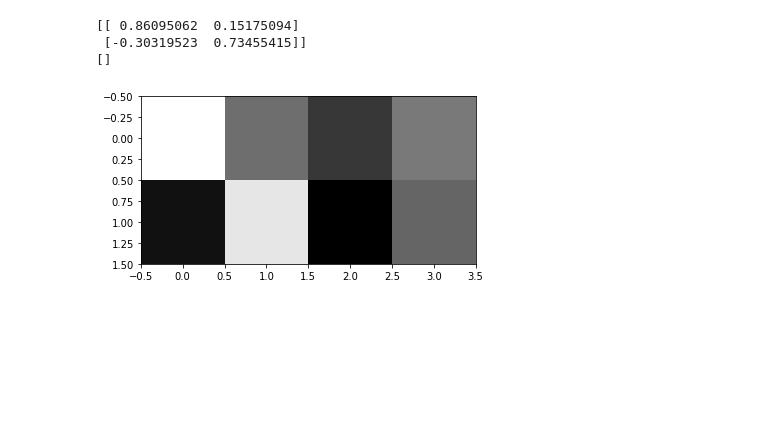
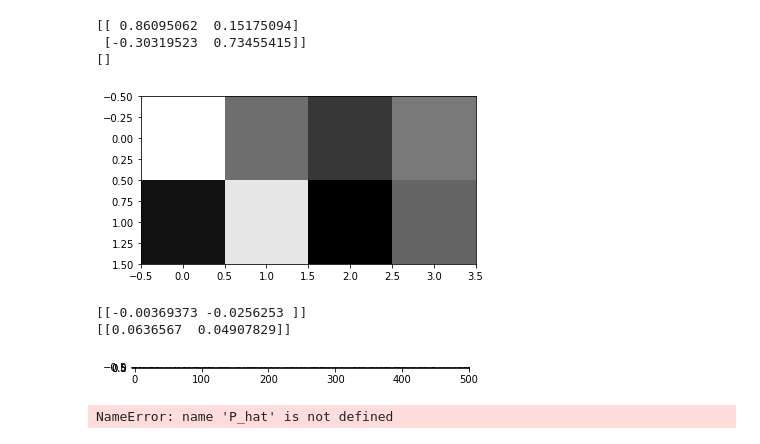
Before and after one commit to rabachi/paml, a Jupyter notebook: Weight_visualizations.ipynb, the cells around one changed output. Saved outputs shown, nothing was run; the diff lists cells and outputs as text; code cells hidden in the pictures; blank space fills up the shorter version.

```diff
--- a/Weight_visualizations.ipynb
+++ b/Weight_visualizations.ipynb
@@ -6,8 +6,8 @@ import os
 from mpl_toolkits.mplot3d import Axes3D
 from matplotlib import cm
 # %%
-states_dim = 30
-actions_dim = states_dim
+states_dim = 500
+actions_dim = 1#states_dim
 max_torque = 2.0
 small_model = True
 device = 'cpu'
@@ -241,7 +240,8 @@ tensor([[-1.3416e-01,  1.1360e-01, -1.0194e-01, -1.6725e-01, -5.9883e-02,
           5.4057e-03,  1.7094e-02,  6.1130e-02, -1.4129e-01, -1.1752e-01]],
        dtype=torch.float64, requires_grad=True)
 # %%
-P_hat = DirectEnvModel(states_dim, actions_dim, max_torque, model_size='small', hidden_size=20)
+P_hat = DirectEnvModel(states_dim, actions_dim, max_torque, model_size='constrained', hidden_size=1)
 P_hat.double()
-P_hat.load_state_dict(torch.load(os.path.join(file_location,'model_mle_checkpoint_state2_salient2_actorcritic_lin_dyn_horizon1_traj51_all_losses.pth'), map_location=device))
+
+# P_hat.load_state_dict(torch.load(os.path.join(file_location,'model_mle_checkpoint_state2_salient2_actorcritic_lin_dyn_horizon1_traj51_all_losses.pth'), map_location=device))
 # %% [output]
@@ -425,3 +444,15 @@ display_weights('model_mle_checkpoint_state2_salient2_actorcritic_lin_dyn_horizo
  [-0.30319523  0.73455415]]
 []
 [figure]
+# %%
+display_weights('act_model_paml_state500_salient3_checkpoint_train_True_Pendulum-v0_horizon8_traj201_hidden_1_constrainedModel_3.pth')
+# %% [output]
+[[-0.00369373 -0.0256253 ]]
+[[0.0636567  0.04907829]]
+[figure, added]
+# %%
+# file_name = 'act_model_paml_state500_salient3_checkpoint_train_True_Pendulum-v0_horizon8_traj201_hidden_1_constrainedModel_3.pth'
+file_name = 'model_mle_checkpoint_state120_salient3_actorcritic_Pendulum-v0_horizon1_traj201_hidden_2_rhoER_0_constrainedModel_2.pth'
+P_hat.load_state_dict(torch.load(os.path.join(file_location,file_name), map_location=device))
+# %% [output]
+NameError: name 'P_hat' is not defined
```
Also changed, not shown: parts of 52 cells of this notebook, 11 other files.
